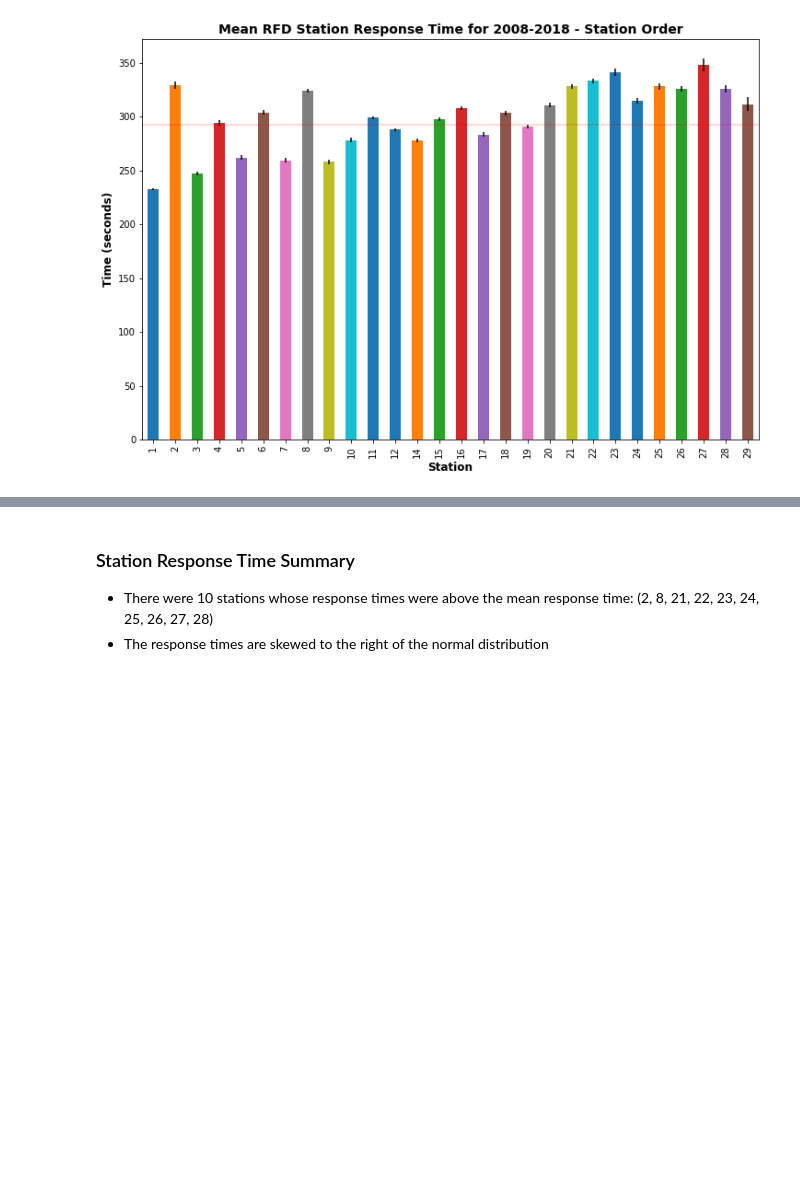
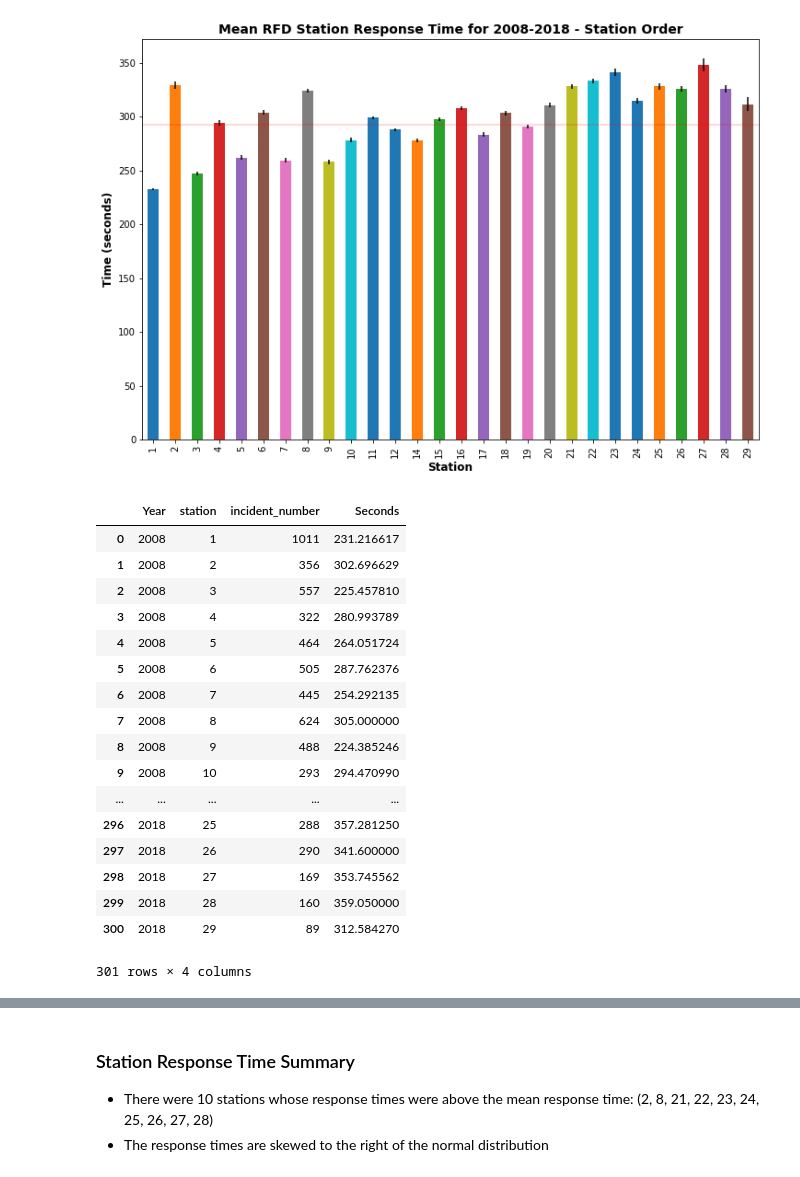
Before and after one commit to xjarodx/Project_1_Group_7, a Jupyter notebook: Fire_Stations.ipynb, the cells around one changed output, grey strips where cells are left out. Drawn from its saved outputs; the diff is of its cells as text; code cells hidden in the pictures; blank space fills up the shorter version.

```diff
--- a/Fire_Stations.ipynb
+++ b/Fire_Stations.ipynb
@@ -240 +246,23 @@ plt.savefig('./graphics/station_response_time_summary.png')
+# %%
+ys = time_inc.reset_index(level=[0,1])
+ys
+# %% [output]
+|  | Year | station | incident_number | Seconds |
+| 0 | 2008 | 1 | 1011 | 231.216617 |
+| 1 | 2008 | 2 | 356 | 302.696629 |
+| 2 | 2008 | 3 | 557 | 225.457810 |
+| 3 | 2008 | 4 | 322 | 280.993789 |
+| 4 | 2008 | 5 | 464 | 264.051724 |
+| 5 | 2008 | 6 | 505 | 287.762376 |
+| 6 | 2008 | 7 | 445 | 254.292135 |
+| 7 | 2008 | 8 | 624 | 305.000000 |
+| 8 | 2008 | 9 | 488 | 224.385246 |
+| 9 | 2008 | 10 | 293 | 294.470990 |
+| ... | ... | ... | ... | ... |
+| 296 | 2018 | 25 | 288 | 357.281250 |
+| 297 | 2018 | 26 | 290 | 341.600000 |
+| 298 | 2018 | 27 | 169 | 353.745562 |
+| 299 | 2018 | 28 | 160 | 359.050000 |
+| 300 | 2018 | 29 | 89 | 312.584270 |
+301 rows × 4 columns
 # %%
```
Also changed, not shown: parts of 2 cells of this notebook, 1 other file.
